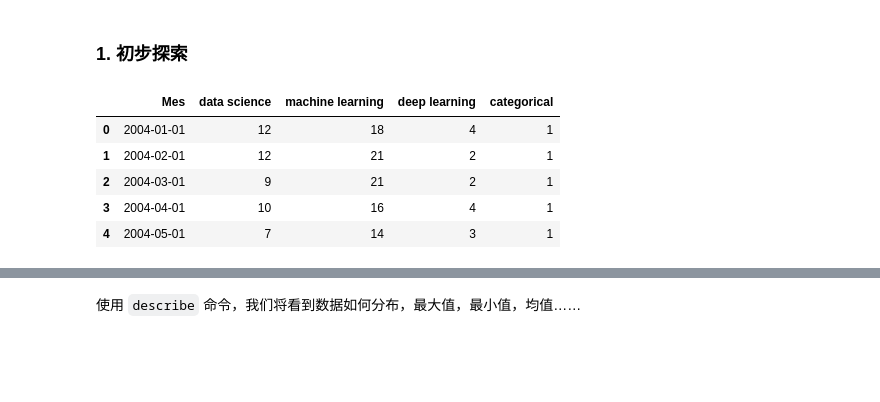
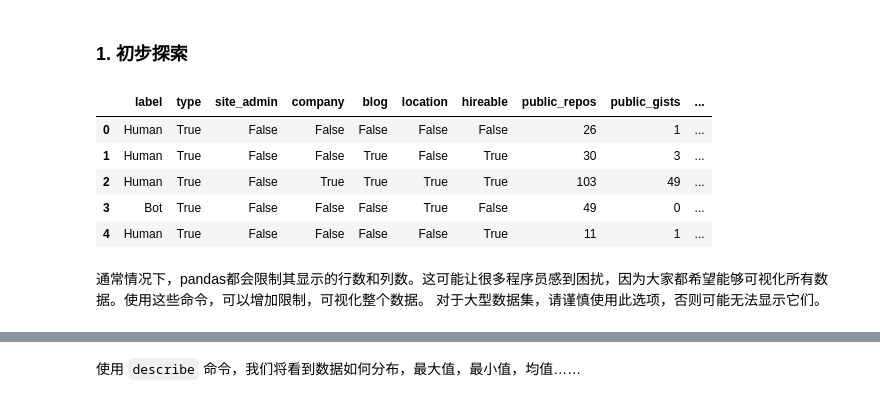
Before and after one commit to X-lab2017/OpenTEA101, a Jupyter notebook: bot_detection/03data_exploration.ipynb, the cells around one changed output, grey strips where cells are left out. Drawn from its saved outputs; the diff is of its cells as text; code cells hidden in the pictures; blank space fills up the shorter version.

Commit message:
Update the part of data_exploration

```diff
--- a/bot_detection/03data_exploration.ipynb
+++ b/bot_detection/03data_exploration.ipynb
@@ -15,12 +15,15 @@
 ### 1. 初步探索
 # %%
 import pandas as pd
-df = pd.read_csv('temporal.csv')
+df = pd.read_csv('./data/github_bot_processed_data.csv')
 df.head() #View first 10 data rows
 # %% [output]
-|  | Mes | data science | machine learning | deep learning | categorical |
-| 0 | 2004-01-01 | 12 | 18 | 4 | 1 |
-| 1 | 2004-02-01 | 12 | 21 | 2 | 1 |
-| 2 | 2004-03-01 | 9 | 21 | 2 | 1 |
-| 3 | 2004-04-01 | 10 | 16 | 4 | 1 |
-| 4 | 2004-05-01 | 7 | 14 | 3 | 1 |
+|  | label | type | site_admin | company | blog | location | hireable | public_repos | public_gists | ... |
+| 0 | Human | True | False | False | False | False | False | 26 | 1 | ... |
+| 1 | Human | True | False | False | True | False | True | 30 | 3 | ... |
+| 2 | Human | True | False | True | True | True | True | 103 | 49 | ... |
+| 3 | Bot | True | False | False | False | True | False | 49 | 0 | ... |
+| 4 | Human | True | False | False | False | False | True | 11 | 1 | ... |
+# %% [markdown]
+通常情况下，pandas都会限制其显示的行数和列数。这可能让很多程序员感到困扰，因为大家都希望能够可视化所有数据。使用这些命令，可以增加限制，可视化整个数据。
+对于大型数据集，请谨慎使用此选项，否则可能无法显示它们。
```
Also changed, not shown: parts of 69 cells of this notebook, 2 other files.
